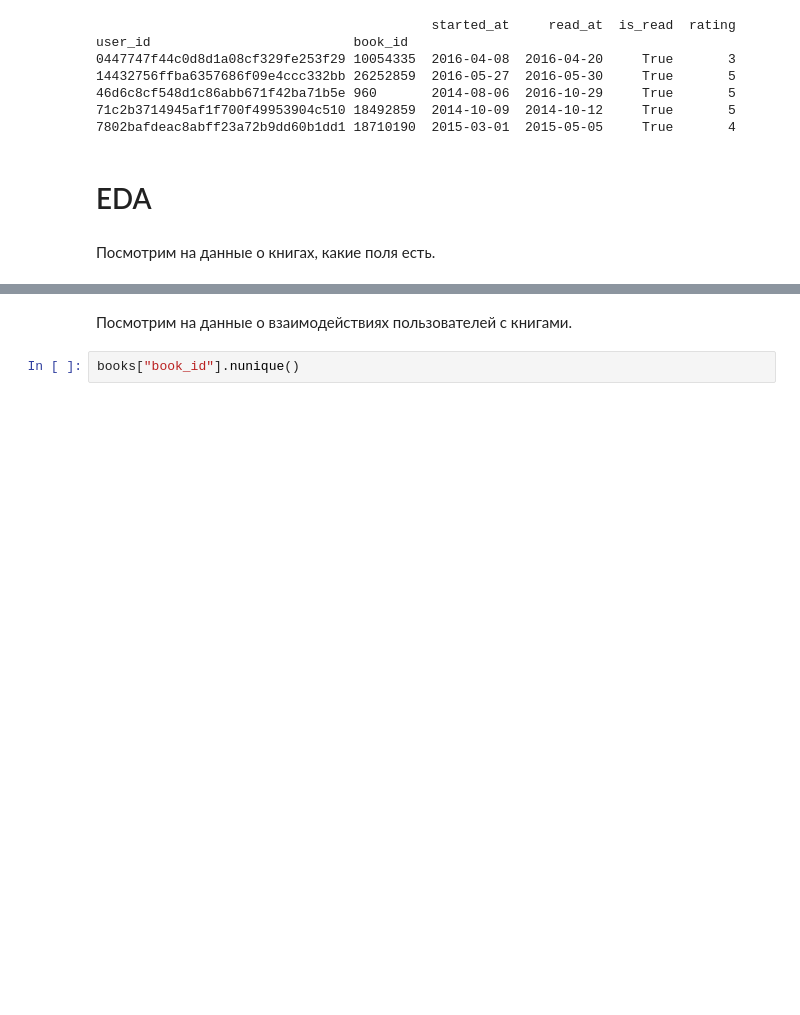
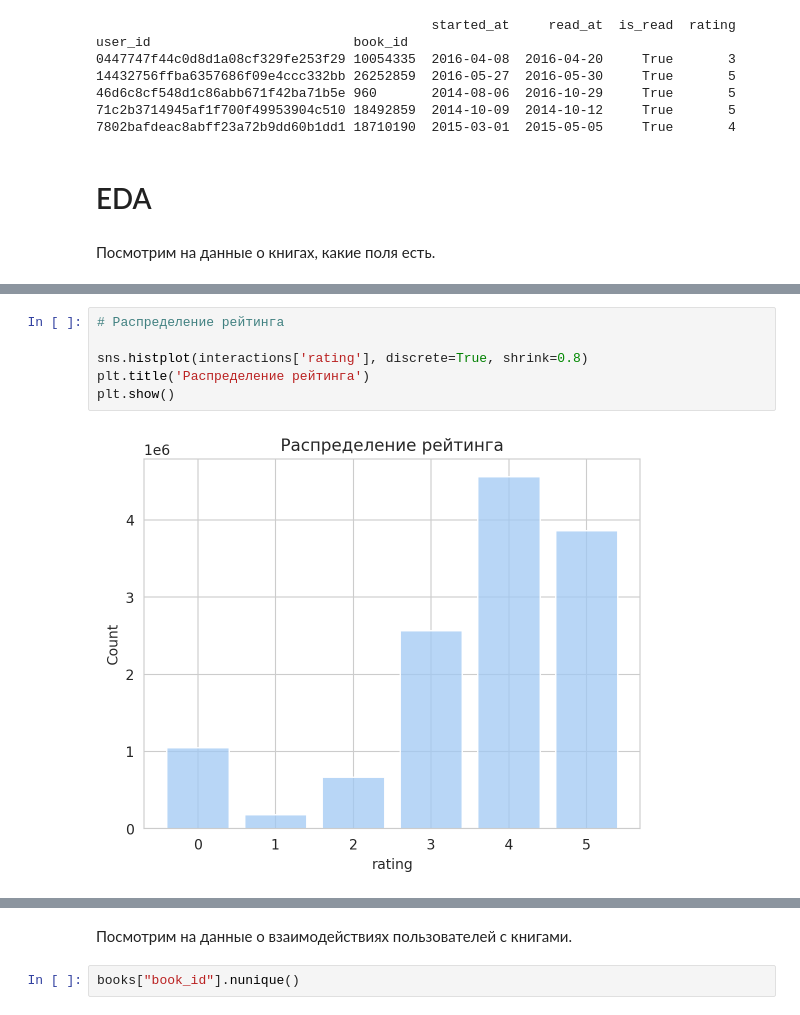
Before and after one commit to ozerge/mle-recsys-start, a Jupyter notebook: preprocessing.ipynb, the cells around one changed output, grey strips where cells are left out. Saved outputs shown, nothing was run; the diff lists cells and outputs as text; blank space fills up the shorter version.

```diff
--- a/preprocessing.ipynb
+++ b/preprocessing.ipynb
@@ -117,0 +146,8 @@ books.sample(3).T
+# %%
+# Распределение рейтинга
+
+sns.histplot(interactions['rating'], discrete=True, shrink=0.8)
+plt.title('Распределение рейтинга')
+plt.show()
+# %% [output]
+[figure, added]
```
Also changed, not shown: parts of 23 cells of this notebook, 1 other file.
